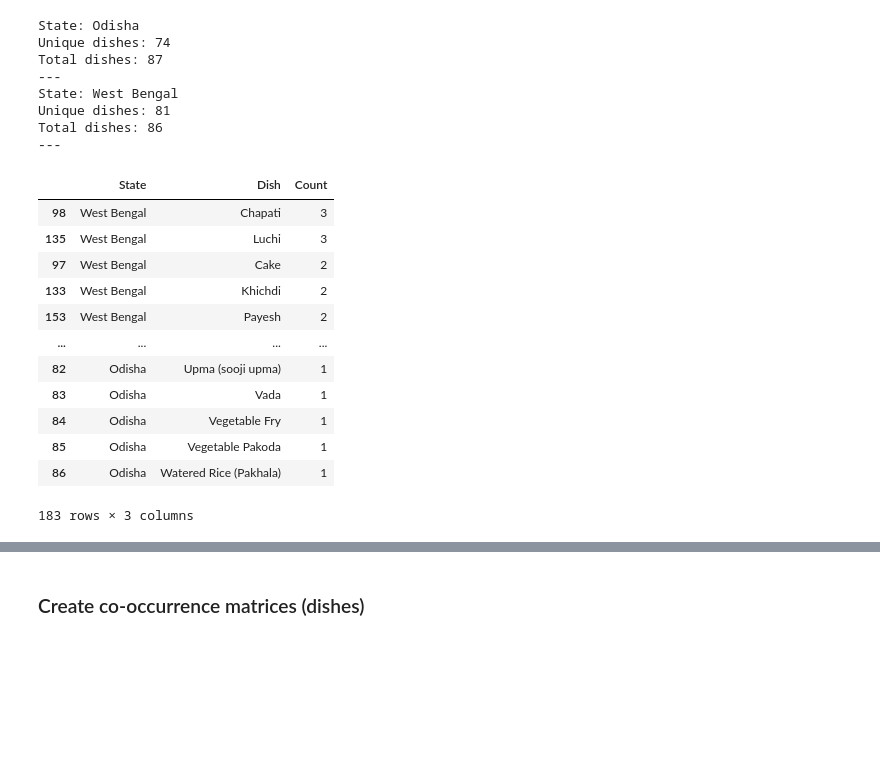
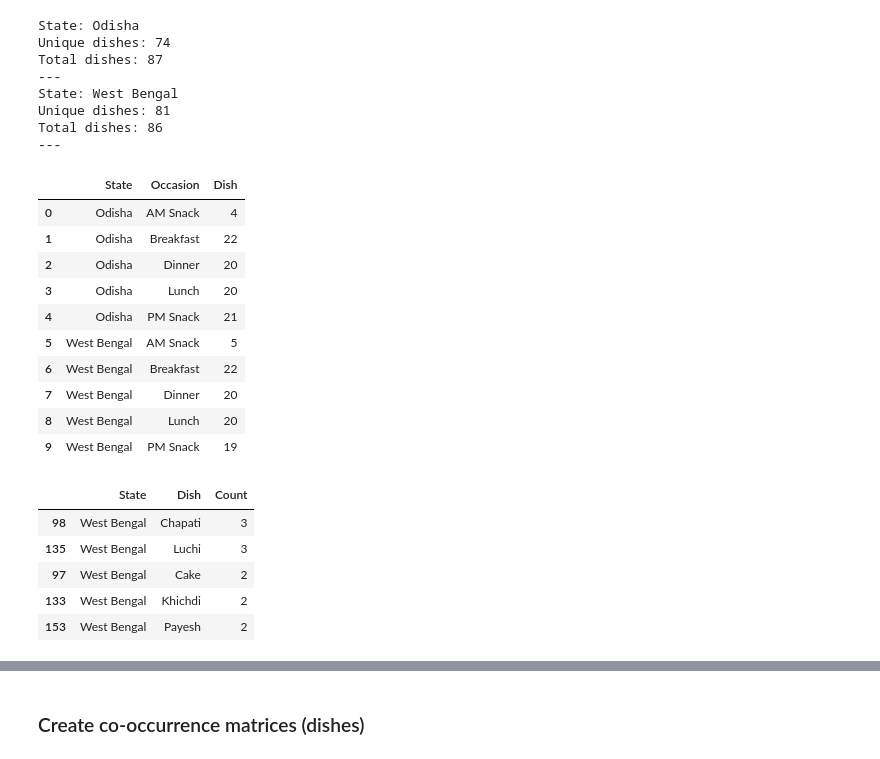
Before and after one commit to rochiecuevas/FoodChoice, a Jupyter notebook: Expert_Elicitation.ipynb, the cells around one changed output, grey strips where cells are left out. Drawn from its saved outputs; the diff is of its cells as text; code cells hidden in the pictures; blank space fills up the shorter version.

```diff
--- a/Expert_Elicitation.ipynb
+++ b/Expert_Elicitation.ipynb
@@ -160,25 +181,33 @@ State: West Bengal
 Unique dishes: 81
 Total dishes: 86
 ---
+# %%
+# Create a new dataframe for counts of dishes excluding special occasions
+df3 = df2.groupby(["State", "Occasion"])["Dish"].count().reset_index()
+# %% [output]
+|  | State | Occasion | Dish |
+| 0 | Odisha | AM Snack | 4 |
+| 1 | Odisha | Breakfast | 22 |
+| 2 | Odisha | Dinner | 20 |
+| 3 | Odisha | Lunch | 20 |
+| 4 | Odisha | PM Snack | 21 |
+| 5 | West Bengal | AM Snack | 5 |
+| 6 | West Bengal | Breakfast | 22 |
+| 7 | West Bengal | Dinner | 20 |
+| 8 | West Bengal | Lunch | 20 |
+| 9 | West Bengal | PM Snack | 19 |
 # %%
 # Count how many times a dish is mentioned per state
 dish_grouped = df.groupby(["State", "Dish"])["Dish"].count().to_frame("Count")\
                .reset_index()
-dish_grouped.sort_values(["State","Count"], ascending = False)
+dish_grouped.sort_values(["State","Count"], ascending = False).head()
 # %% [output]
 |  | State | Dish | Count |
 | 98 | West Bengal | Chapati | 3 |
 | 135 | West Bengal | Luchi | 3 |
 | 97 | West Bengal | Cake | 2 |
 | 133 | West Bengal | Khichdi | 2 |
 | 153 | West Bengal | Payesh | 2 |
-| ... | ... | ... | ... |
-| 82 | Odisha | Upma (sooji upma) | 1 |
-| 83 | Odisha | Vada | 1 |
-| 84 | Odisha | Vegetable Fry | 1 |
-| 85 | Odisha | Vegetable Pakoda | 1 |
-| 86 | Odisha | Watered Rice (Pakhala) | 1 |
-183 rows × 3 columns
 # %%
 # Top 21 mentioned dishes from West Bengal
 dish_grouped[dish_grouped["State"] == "West Bengal"].sort_values("Count", ascending = False).head(21)
```
Also changed, not shown: parts of 7 cells of this notebook.
